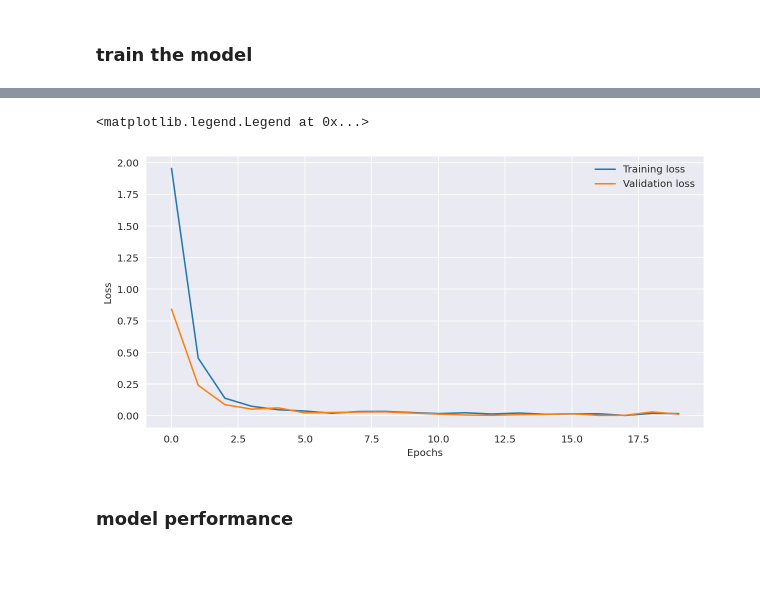
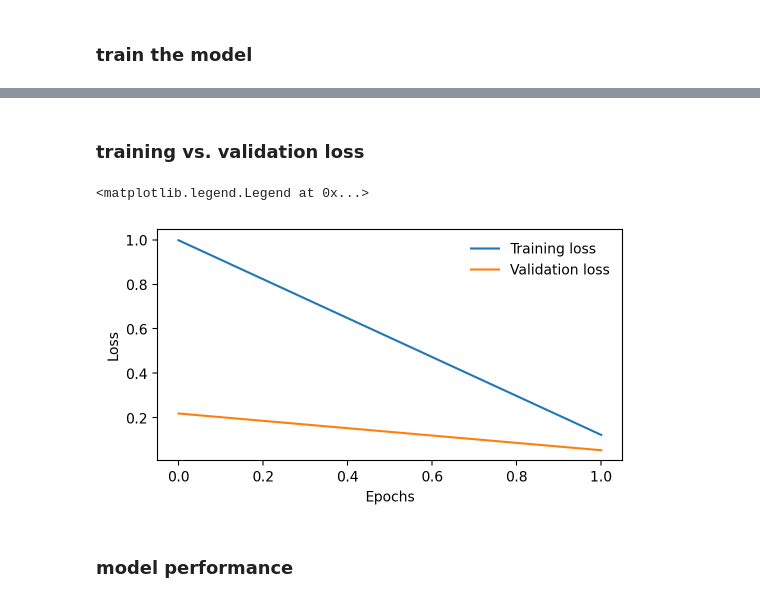
Before and after one commit to azadsadr/sign-language-detection, a Jupyter notebook: main.ipynb, the cells around one changed output, grey strips where cells are left out. Cells and saved outputs as stored; diff of their text form; code cells hidden in the pictures; blank space fills up the shorter version.

```diff
--- a/main.ipynb
+++ b/main.ipynb
@@ -45,5 +29,0 @@ plt.show()
-# %%
-import seaborn as sns
-plt.figure(figsize = (10,5)) # Label Count
-sns.set_style("darkgrid")
-sns.countplot(data['label'])
@@ -128,3 +32,7 @@ plt.show()
+# %%
+train = r'data/sign_mnist_train.csv'
+test = r'data/sign_mnist_test.csv'
+train_data, val_data, test_data = preprocessing.make_dataset(train_path=train, test_path=test)
 # %% [markdown]
 ### DataLoader
 # %%
@@ -184,7 +43,11 @@ type(labels[0]): <class 'torch.Tensor'>
 ### Initialize network
 # %%
 # Create the network and look at it's text representation
-net = cnn.CNN().to(device)
+#
+# net = cnn.CNN().to(device)
+#torchsummary.summary(net, (1, 28, 28))
+
+net = network.network(in_channels=1, output_size=24, device=device)
 torchsummary.summary(net, (1, 28, 28))
 # %% [output]
 ----------------------------------------------------------------
@@ -214,7 +74,7 @@ trained_model, train_losses, valid_losses = cnn.train(
     train_loader=train_loader,
     valid_loader=valid_loader,
     model=net,
-    num_epochs=20,
+    num_epochs=num_epochs,
     learning_rate=learning_rate,
     device=device
     )
@@ -239,41 +84,17 @@ Epoch: 19       Training Loss: 0.015800         Validation Loss: 0.010982
-# %%
-%matplotlib inline
-%config InlineBackend.figure_format = 'retina'
-plt.figure(figsize=(10,5))
-plt.plot(train_losses, label='Training loss')
-plt.plot(valid_losses, label='Validation loss')
-plt.xlabel("Epochs")
-plt.ylabel("Loss")
-plt.legend(frameon=False)
-
-# modify below codes for visualization
-'''
-epochs = [i for i in range(20)]
-fig , ax = plt.subplots(1,2)
-train_acc = history.history['accuracy']
-train_loss = history.history['loss']
-val_acc = history.history['val_accuracy']
-val_loss = history.history['val_loss']
-fig.set_size_inches(16,9)
-
-ax[0].plot(epochs , train_acc , 'go-' , label = 'Training Accuracy')
-ax[0].plot(epochs , val_acc , 'ro-' , label = 'Testing Accuracy')
-ax[0].set_title('Training & Validation Accuracy')
-ax[0].legend()
-ax[0].set_xlabel("Epochs")
-ax[0].set_ylabel("Accuracy")
-
-ax[1].plot(epochs , train_loss , 'g-o' , label = 'Training Loss')
-ax[1].plot(epochs , val_loss , 'r-o' , label = 'Testing Loss')
-ax[1].set_title('Testing Accuracy & Loss')
-ax[1].legend()
-ax[1].set_xlabel("Epochs")
-ax[1].set_ylabel("Loss")
-plt.show()
-'''
-# %% [output]
-<matplotlib.legend.Legend at 0x...>
-[figure, removed]
+# %% [markdown]
+### training vs. validation loss
+# %%
+%matplotlib inline
+%config InlineBackend.figure_format = 'retina'
+plt.figure(figsize=(6,3))
+plt.plot(train_losses, label='Training loss')
+plt.plot(valid_losses, label='Validation loss')
+plt.xlabel("Epochs")
+plt.ylabel("Loss")
+plt.legend(frameon=False)
+# %% [output]
+<matplotlib.legend.Legend at 0x...>
+[figure, added]
 # %% [markdown]
 ### model performance
 # %%
```
Also changed, not shown: parts of 19 cells of this notebook.
